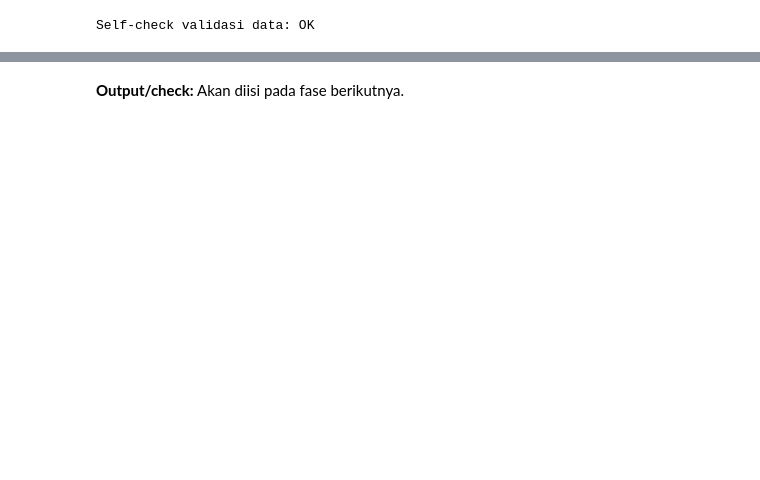
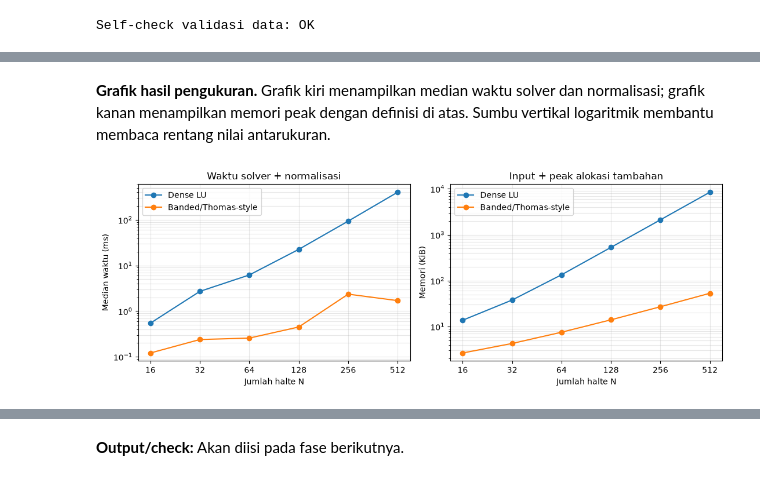
Before and after one commit to AsukaOurijya/tk1-no1-anum, a Jupyter notebook: TK1_Nomor1.ipynb, the cells around one changed output, grey strips where cells are left out. Cells and saved outputs as stored; diff of their text form; code cells hidden in the pictures; blank space fills up the shorter version.

```diff
--- a/TK1_Nomor1.ipynb
+++ b/TK1_Nomor1.ipynb
@@ -107,6 +107,7 @@ def validate_transition_matrix(T, N, tol=TOL):
     return {
         "shape": T.shape,
         "minimum": minimum,
+        "nonnegative": minimum >= 0,
         "row_sums": row_sums,
         "max_row_sum_error": row_error,
         "communication_classes": classes,
@@ -127,14 +128,14 @@ def load_transition_matrix(path, N, tol=TOL):
 
 matrices = {}
 validation_results = {}
-print("N    dimensi      min(T)     galat baris   SCC  tertutup  tunggal  aperiodik*")
+print("N    dimensi      min(T)     nonnegatif  galat baris   SCC  tertutup  tunggal  aperiodik*")
 for N in MATRIX_SIZES:
     path = DATA_DIR / f"T_{N}.csv"
     T, result = load_transition_matrix(path, N)
     matrices[N] = T
     validation_results[N] = result
     print(f"{N:<4} {str(T.shape):<12} {result['minimum']:.1e}    "
-          f"{result['max_row_sum_error']:.3e}     "
+          f"{str(result['nonnegative']):<11} {result['max_row_sum_error']:.3e}     "
           f"{len(result['communication_classes']):<4} "
           f"{len(result['closed_classes']):<9} "
           f"{str(result['unique_stationary']):<8} "
@@ -188,0 +1069,29 @@ Self-check validasi data: OK
+# %% [markdown]
+**Grafik hasil pengukuran.** Grafik kiri menampilkan median waktu solver dan
+normalisasi; grafik kanan menampilkan memori peak dengan definisi di atas.
+Sumbu vertikal logaritmik membantu membaca rentang nilai antarukuran.
+# %%
+fig_performance, axes_performance = plt.subplots(1, 2, figsize=(11, 4))
+for method, label in (("dense", "Dense LU"), ("banded", "Banded/Thomas-style")):
+    sizes = [row["N"] for row in performance_results]
+    times_ms = [row[method]["seconds"] * 1000 for row in performance_results]
+    memory_kib = [row[method]["peak_total_bytes"] / 1024 for row in performance_results]
+    axes_performance[0].plot(sizes, times_ms, marker="o", label=label)
+    axes_performance[1].plot(sizes, memory_kib, marker="o", label=label)
+for ax, title, ylabel in zip(
+    axes_performance,
+    ("Waktu solver + normalisasi", "Input + peak alokasi tambahan"),
+    ("Median waktu (ms)", "Memori (KiB)"),
+):
+    ax.set_title(title)
+    ax.set_xlabel("Jumlah halte N")
+    ax.set_ylabel(ylabel)
+    ax.set_xscale("log", base=2)
+    ax.set_yscale("log")
+    ax.set_xticks(MATRIX_SIZES, labels=[str(N) for N in MATRIX_SIZES])
+    ax.grid(True, which="both", alpha=0.3)
+    ax.legend()
+fig_performance.tight_layout()
+plt.show()
+# %% [output]
+[figure, added]
```
Also changed, not shown: parts of 44 cells of this notebook.
